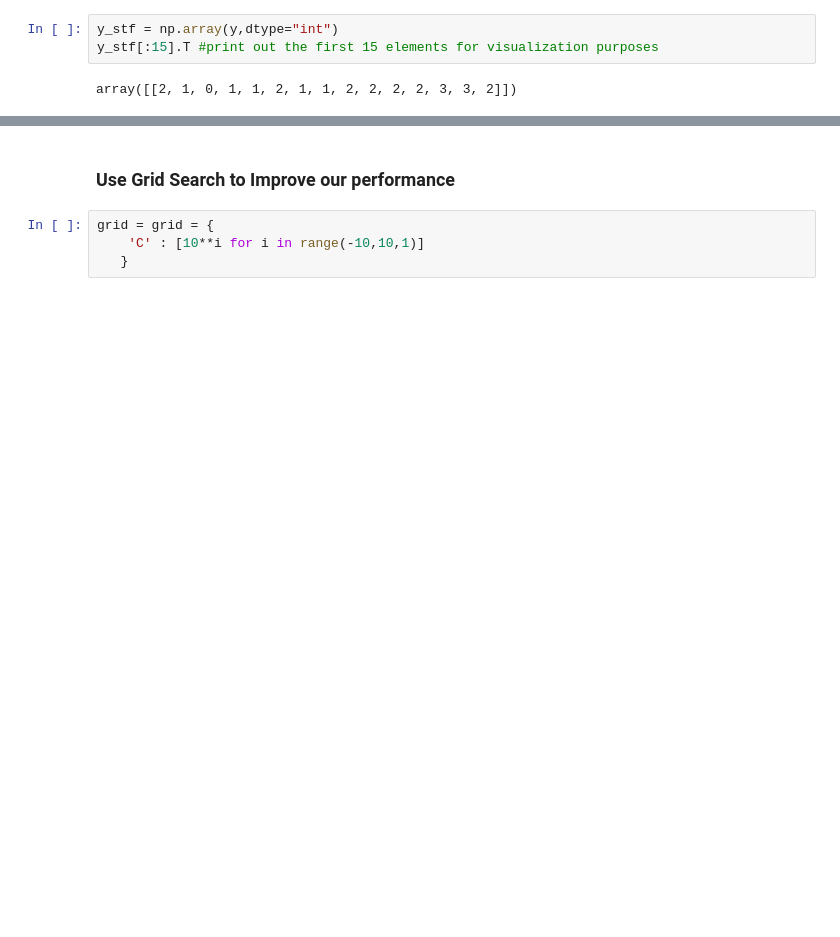
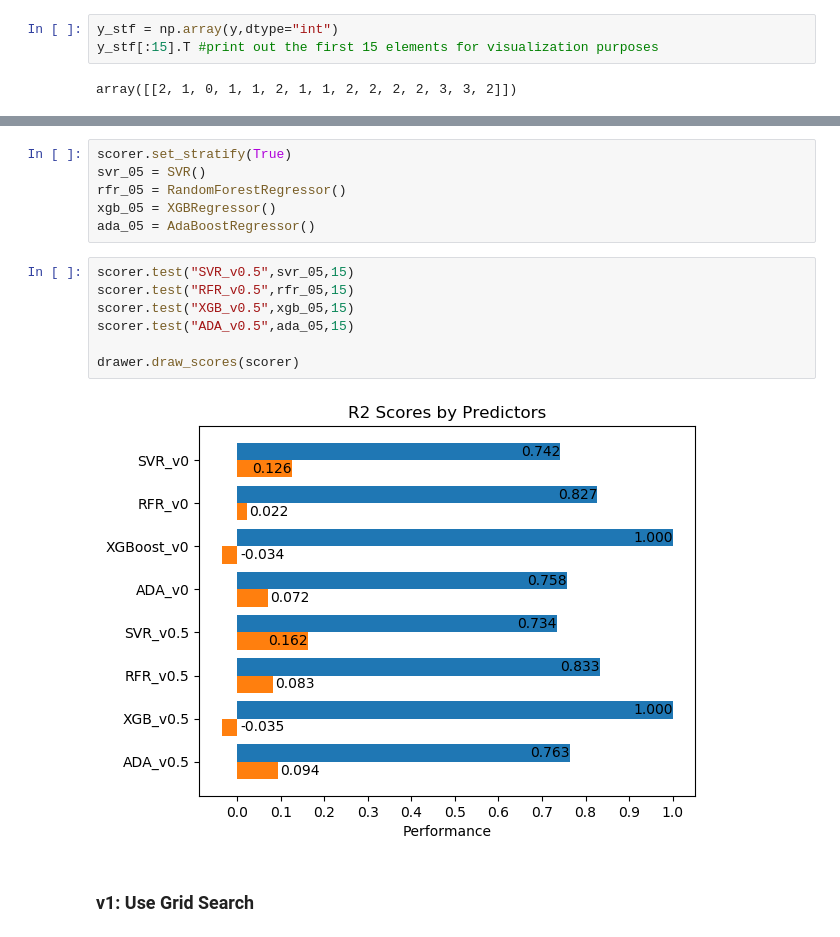
Before and after one commit to duythongvt1/URA-Projects, a Jupyter notebook: CornData/Corn.ipynb, the cells around one changed output, grey strips where cells are left out. Saved outputs shown, nothing was run; the diff lists cells and outputs as text; blank space fills up the shorter version.

```diff
--- a/CornData/Corn.ipynb
+++ b/CornData/Corn.ipynb
@@ -257,6 +250,17 @@ scorer.draw_scores()
+# %%
+scorer.set_stratify(True)
+svr_05 = SVR()
+rfr_05 = RandomForestRegressor()
+xgb_05 = XGBRegressor()
+ada_05 = AdaBoostRegressor()
+# %%
+scorer.test("SVR_v0.5",svr_05,15)
+scorer.test("RFR_v0.5",rfr_05,15)
+scorer.test("XGB_v0.5",xgb_05,15)
+scorer.test("ADA_v0.5",ada_05,15)
+
+drawer.draw_scores(scorer)
+# %% [output]
+[figure, added]
 # %% [markdown]
-### Use Grid Search to Improve our performance
+### v1: Use Grid Search
-# %%
-grid = grid = {
-    'C' : [10**i for i in range(-10,10,1)]
-   }
```
Also changed, not shown: parts of 37 cells of this notebook, 1 other file.
